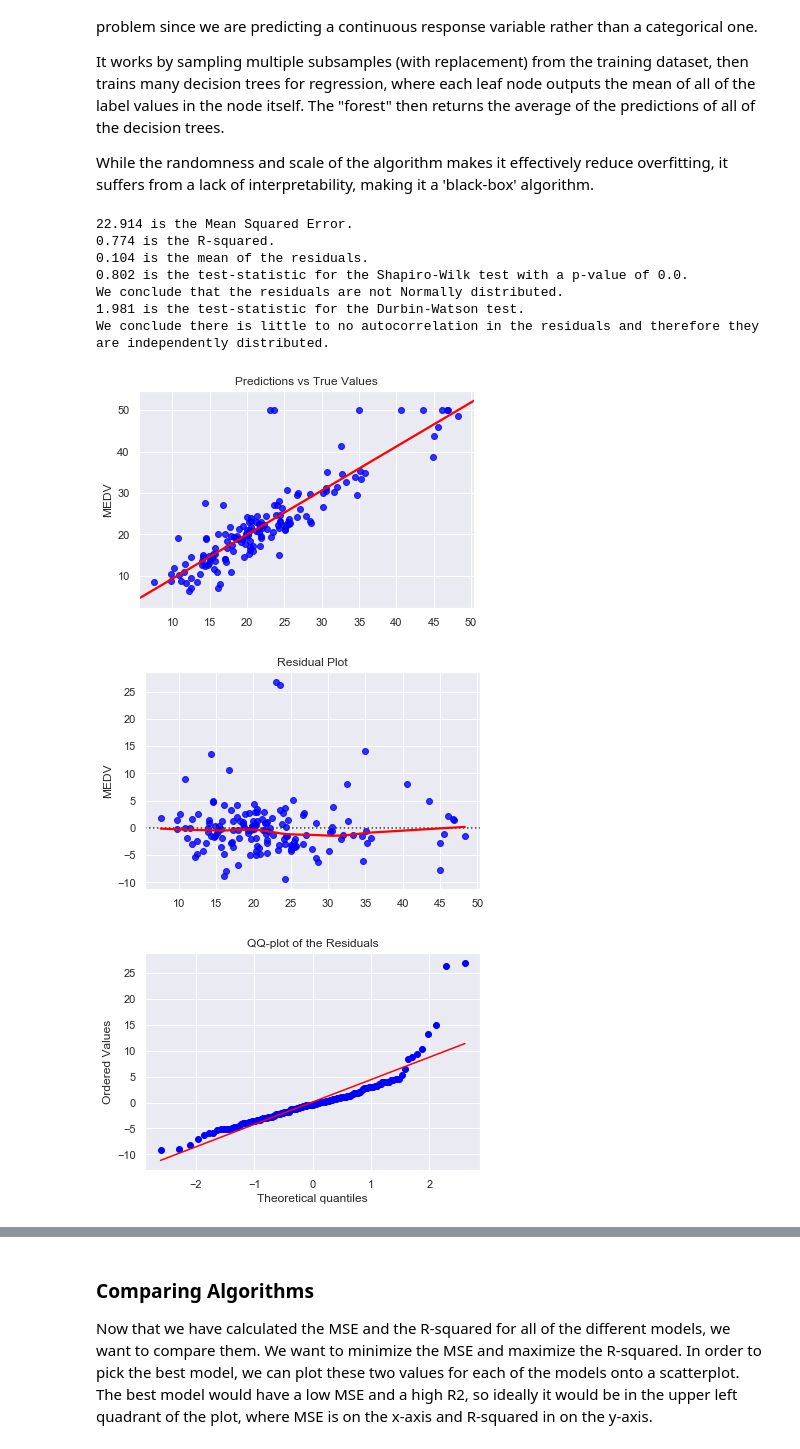
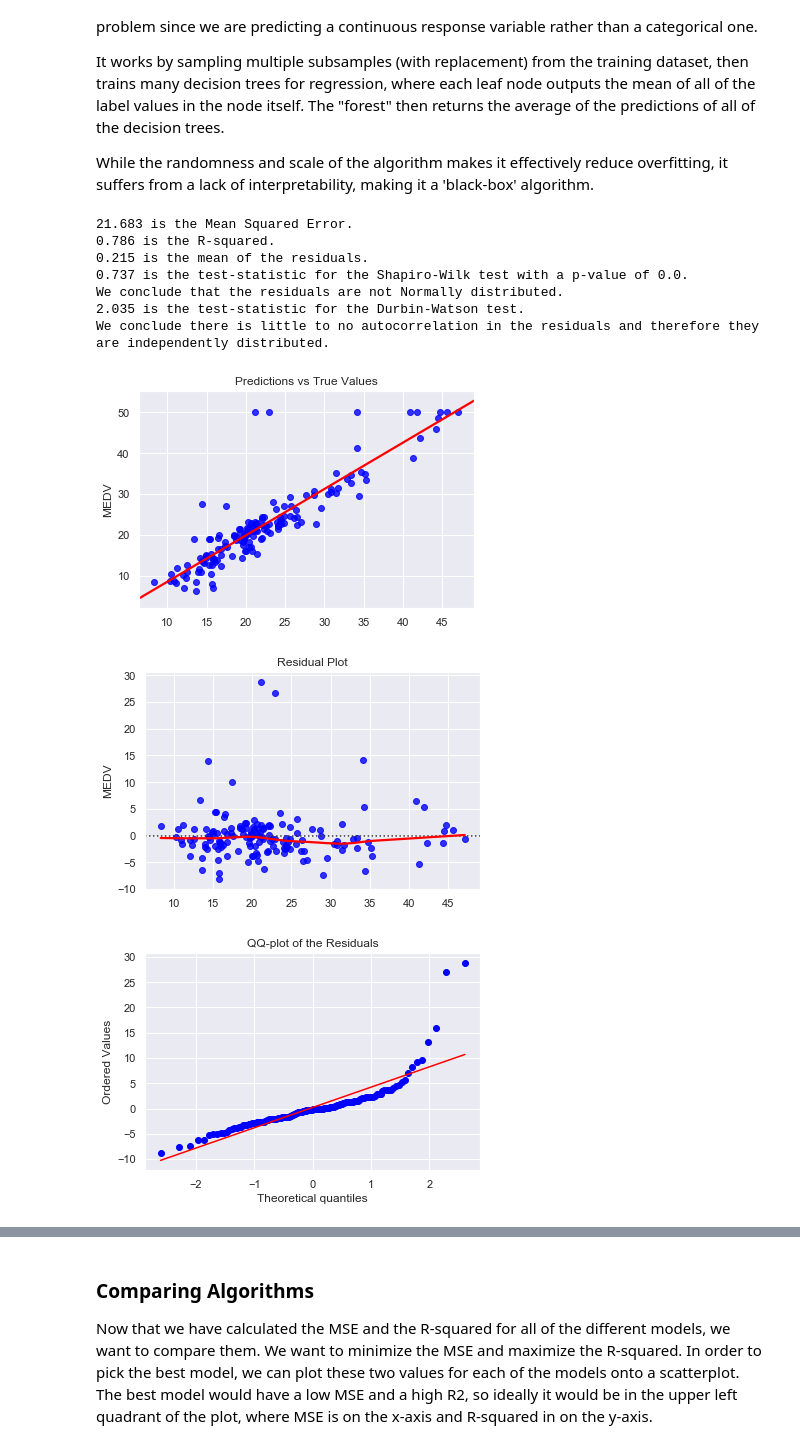
Before and after one commit to jstevenr/housing-price-regression, a Jupyter notebook: housing-prices.ipynb, the cells around one changed output, grey strips where cells are left out. Saved outputs shown, nothing was run; the diff lists cells and outputs as text; code cells hidden in the pictures.

```diff
--- a/housing-prices.ipynb
+++ b/housing-prices.ipynb
@@ -381,34 +381,40 @@ While the randomness and scale of the algorithm makes it effectively reduce over
 # %%
 # Random Forest Regressor
 regr_RF = RandomForestRegressor()
-model_RF = regr_RF.fit(X_train, y_train)
+
+# Hyper-parameter tuning
+parameters_RF = {'n_estimators': [10, 30, 50, 100, 200, 400],
+                'max_depth': [3, None],
+                'max_features': [2, 4, 6]}
+grid_RF = GridSearchCV(estimator = regr_RF, param_grid = parameters_RF)
+model_RF = grid_RF.fit(X_train, y_train)
 predictions_RF = model_RF.predict(X_test)
 
 # MSE
 mse_RF = round(mean_squared_error(y_test, predictions_RF), 3)
 print("{} is the Mean Squared Error.".format(mse_RF))
 
 # R-squared
 r2_RF = round(model_RF.score(X_test, y_test), 3)
 print("{} is the R-squared.".format(r2_RF))
 
 # Residuals
 residuals_RF = y_test - predictions_RF
 residual_tests(residuals_RF)
 
 # Plotting
 plot_model_diagnostics(predictions_RF, y_test, residuals_RF)
 # %% [output]
-22.914 is the Mean Squared Error.
-0.774 is the R-squared.
-0.104 is the mean of the residuals.
-0.802 is the test-statistic for the Shapiro-Wilk test with a p-value of 0.0.
+21.683 is the Mean Squared Error.
+0.786 is the R-squared.
+0.215 is the mean of the residuals.
+0.737 is the test-statistic for the Shapiro-Wilk test with a p-value of 0.0.
 We conclude that the residuals are not Normally distributed.
-1.981 is the test-statistic for the Durbin-Watson test.
+2.035 is the test-statistic for the Durbin-Watson test.
 We conclude there is little to no autocorrelation in the residuals and therefore they are independently distributed.
-[figure, old version]
+[figure, new version]
-[figure, old version]
+[figure, new version]
-[figure, old version]
+[figure, new version]
 # %% [markdown]
 ### k-Nearest Neighbors
 
```
Also changed, not shown: parts of 21 cells of this notebook.
